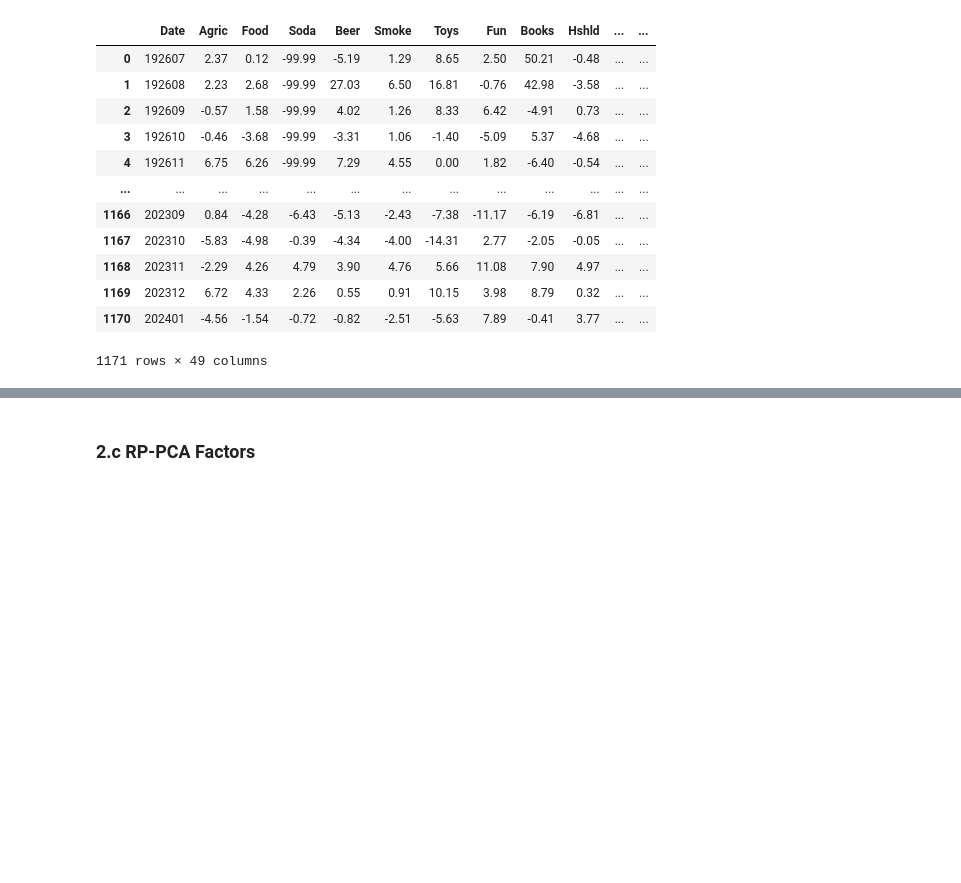
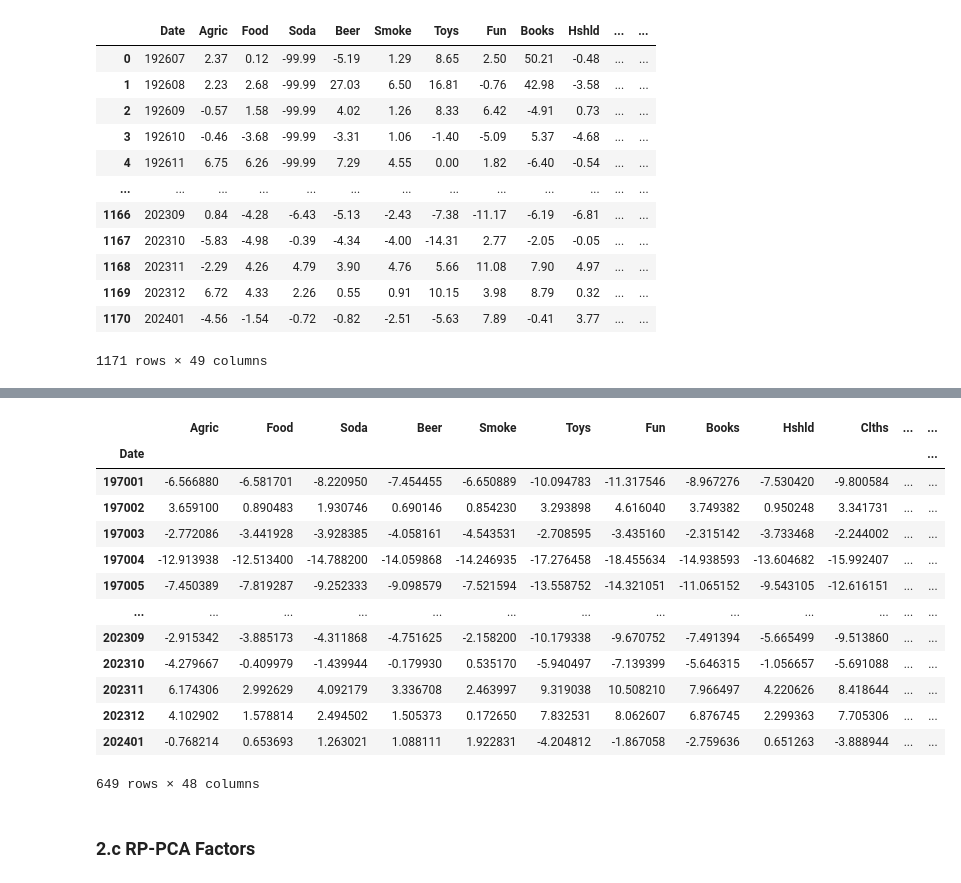
Before and after one commit to conquerv0/EmpricalAssetPricing, a Jupyter notebook: ProblemSet/Code/ps2.ipynb, the cells around one changed output, grey strips where cells are left out. Drawn from its saved outputs; the diff is of its cells as text; code cells hidden in the pictures; blank space fills up the shorter version.

```diff
--- a/ProblemSet/Code/ps2.ipynb
+++ b/ProblemSet/Code/ps2.ipynb
@@ -371,0 +758,25 @@ From APT, the $T \times N$ excess return matrix $R$ can be decomposed into:
+# %%
+# Assuming 'excess_returns' is a T x N matrix of excess returns
+# Step 1: Calculate the sample covariance matrix
+cov_matrix = np.cov(excess_returns_df.T)  # Note the transpose
+K = 5
+
+# Step 2: Perform PCA
+pca = PCA(n_components=K)
+pca.fit(excess_returns_df)
+
+# The principal components
+eigenvectors = pca.components_
+
+# The factor loadings, the eigenvalues
+eigenvalues = pca.explained_variance_
+
+# Step 3: Top K = 5 factors
+# F_hat = eigenvectors[:, :K]
+F_hat = pca.transform(excess_returns_df)
+
+# Convert F_hat into a DataFrame for better usability
+F_hat_df = pd.DataFrame(F_hat, columns=[f'Factor_{i+1}' for i in range(K)])
+
+# Create DataFrame for eigenvectors (factor loadings)
+Lambda = pd.DataFrame(eigenvectors.T, index=excess_returns_df.columns, columns=[f'Factor_{i+1}' for i in range(pca.n_components_)])
@@ -372,2 +799,25 @@ From APT, the $T \times N$ excess return matrix $R$ can be decomposed into:
+# %%
+# R_approx is the approximate reconstruction of R using F_hat and factor loadings
+R_approx = np.dot(F_hat_df, Lambda.T)
+
+# Convert R_approx to a DataFrame for ease of use, using the same indices and columns as the original R
+R_approx_df = pd.DataFrame(R_approx, index=excess_returns_df.index, columns=excess_returns_df.columns)
+# %%
+R_approx_df
+# %% [output]
+|  | Agric | Food | Soda | Beer | Smoke | Toys | Fun | Books | Hshld | Clths | ... | ... |
+| Date |  |  |  |  |  |  |  |  |  |  |  | ... |
+| 197001 | -6.566880 | -6.581701 | -8.220950 | -7.454455 | -6.650889 | -10.094783 | -11.317546 | -8.967276 | -7.530420 | -9.800584 | ... | ... |
+| 197002 | 3.659100 | 0.890483 | 1.930746 | 0.690146 | 0.854230 | 3.293898 | 4.616040 | 3.749382 | 0.950248 | 3.341731 | ... | ... |
+| 197003 | -2.772086 | -3.441928 | -3.928385 | -4.058161 | -4.543531 | -2.708595 | -3.435160 | -2.315142 | -3.733468 | -2.244002 | ... | ... |
+| 197004 | -12.913938 | -12.513400 | -14.788200 | -14.059868 | -14.246935 | -17.276458 | -18.455634 | -14.938593 | -13.604682 | -15.992407 | ... | ... |
+| 197005 | -7.450389 | -7.819287 | -9.252333 | -9.098579 | -7.521594 | -13.558752 | -14.321051 | -11.065152 | -9.543105 | -12.616151 | ... | ... |
+| ... | ... | ... | ... | ... | ... | ... | ... | ... | ... | ... | ... | ... |
+| 202309 | -2.915342 | -3.885173 | -4.311868 | -4.751625 | -2.158200 | -10.179338 | -9.670752 | -7.491394 | -5.665499 | -9.513860 | ... | ... |
+| 202310 | -4.279667 | -0.409979 | -1.439944 | -0.179930 | 0.535170 | -5.940497 | -7.139399 | -5.646315 | -1.056657 | -5.691088 | ... | ... |
+| 202311 | 6.174306 | 2.992629 | 4.092179 | 3.336708 | 2.463997 | 9.319038 | 10.508210 | 7.966497 | 4.220626 | 8.418644 | ... | ... |
+| 202312 | 4.102902 | 1.578814 | 2.494502 | 1.505373 | 0.172650 | 7.832531 | 8.062607 | 6.876745 | 2.299363 | 7.705306 | ... | ... |
+| 202401 | -0.768214 | 0.653693 | 1.263021 | 1.088111 | 1.922831 | -4.204812 | -1.867058 | -2.759636 | 0.651263 | -3.888944 | ... | ... |
+649 rows × 48 columns
 # %% [markdown]
 ### 2.c RP-PCA Factors
```
Also changed, not shown: parts of 28 cells of this notebook, 1 other file.
